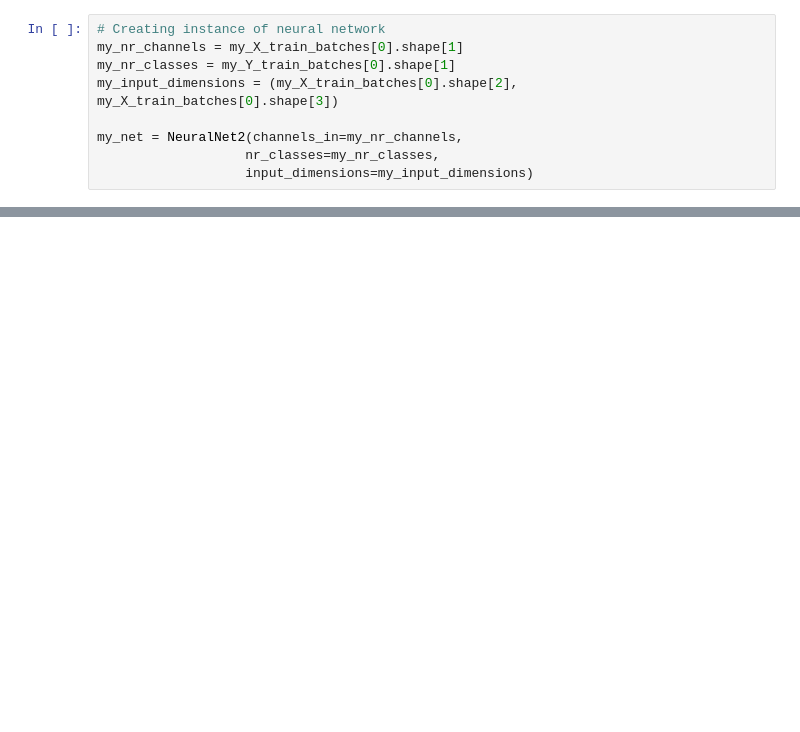
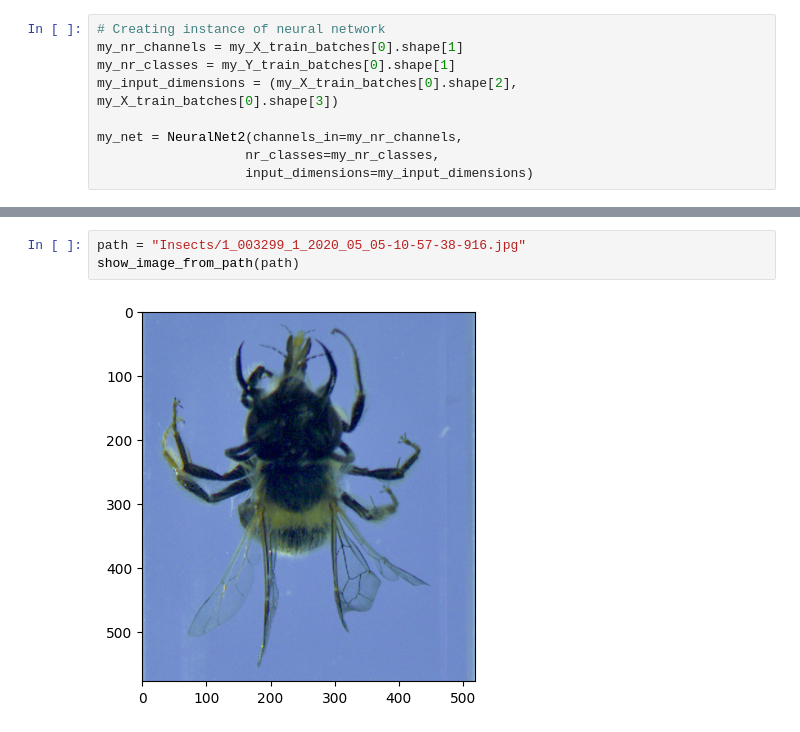
Before and after one commit to seba2390/DeepLearning2022, a Jupyter notebook: Aflevering 1/main.ipynb, the cells around one changed output, grey strips where cells are left out. Cells and saved outputs as stored; diff of their text form; blank space fills up the shorter version.

```diff
--- a/Aflevering 1/main.ipynb
+++ b/Aflevering 1/main.ipynb
@@ -854,0 +91,5 @@ test_model(my_net,prepped_data,3)
+# %%
+path = "Insects/1_003299_1_2020_05_05-10-57-38-916.jpg"
+show_image_from_path(path)
+# %% [output]
+[figure, added]
```
Also changed, not shown: parts of 12 cells of this notebook, 4 other files.
